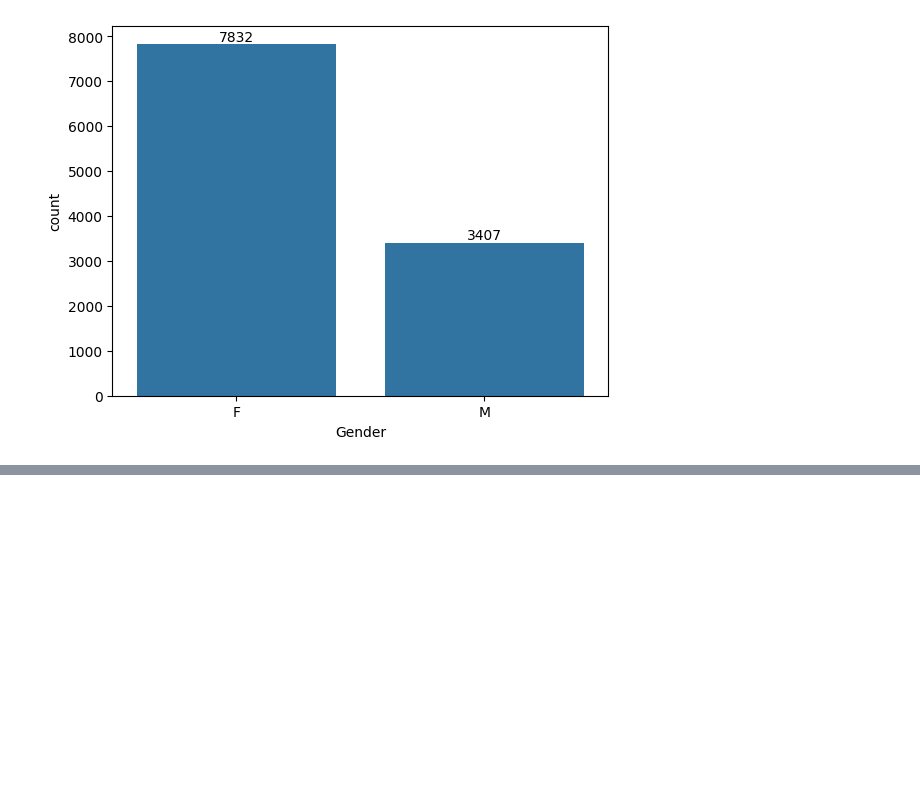
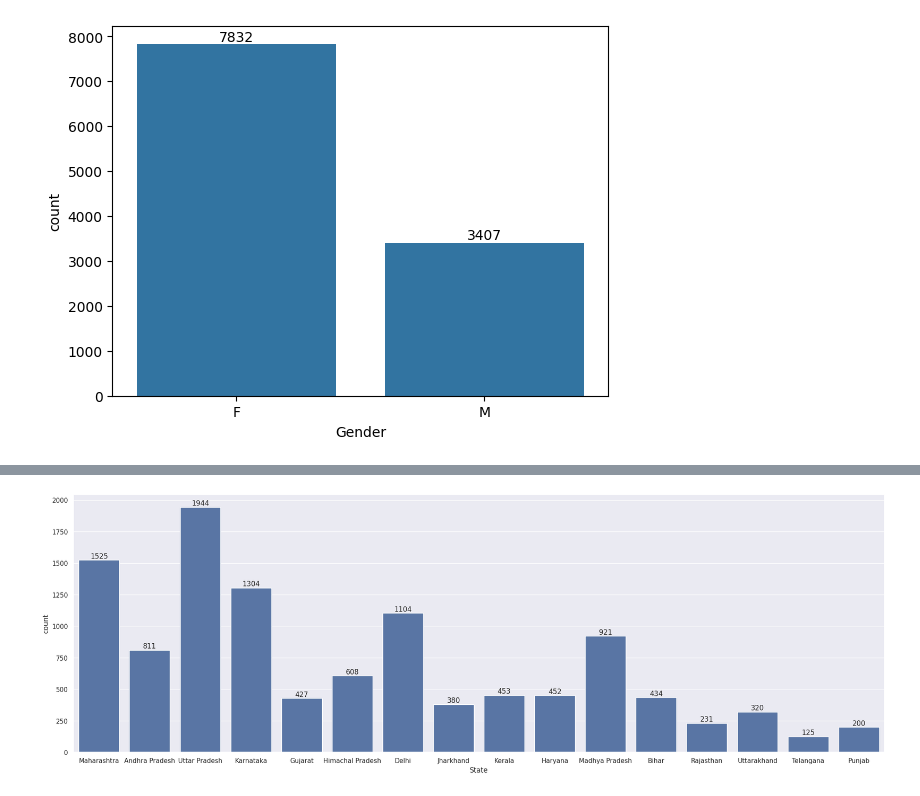
Before and after one commit to simplyshree/Consumer-Prediction-using-EDA-, a Jupyter notebook: Python_EDA_Project.ipynb, the cells around one changed output, grey strips where cells are left out. Cells and saved outputs as stored; diff of their text form; code cells hidden in the pictures; blank space fills up the shorter version.

```diff
--- a/Python_EDA_Project.ipynb
+++ b/Python_EDA_Project.ipynb
@@ -228,0 +265,9 @@ df.groupby(['Gender'], as_index=False)['Amount'].sum().sort_values(by='Amount',
+# %%
+ax = sns.countplot(x='State',data = df)
+
+sns.set(rc={'figure.figsize': (25,8)})
+
+for bars in ax.containers:
+  ax.bar_label(bars)
+# %% [output]
+[figure, added]
```
Also changed, not shown: parts of 20 cells of this notebook.
